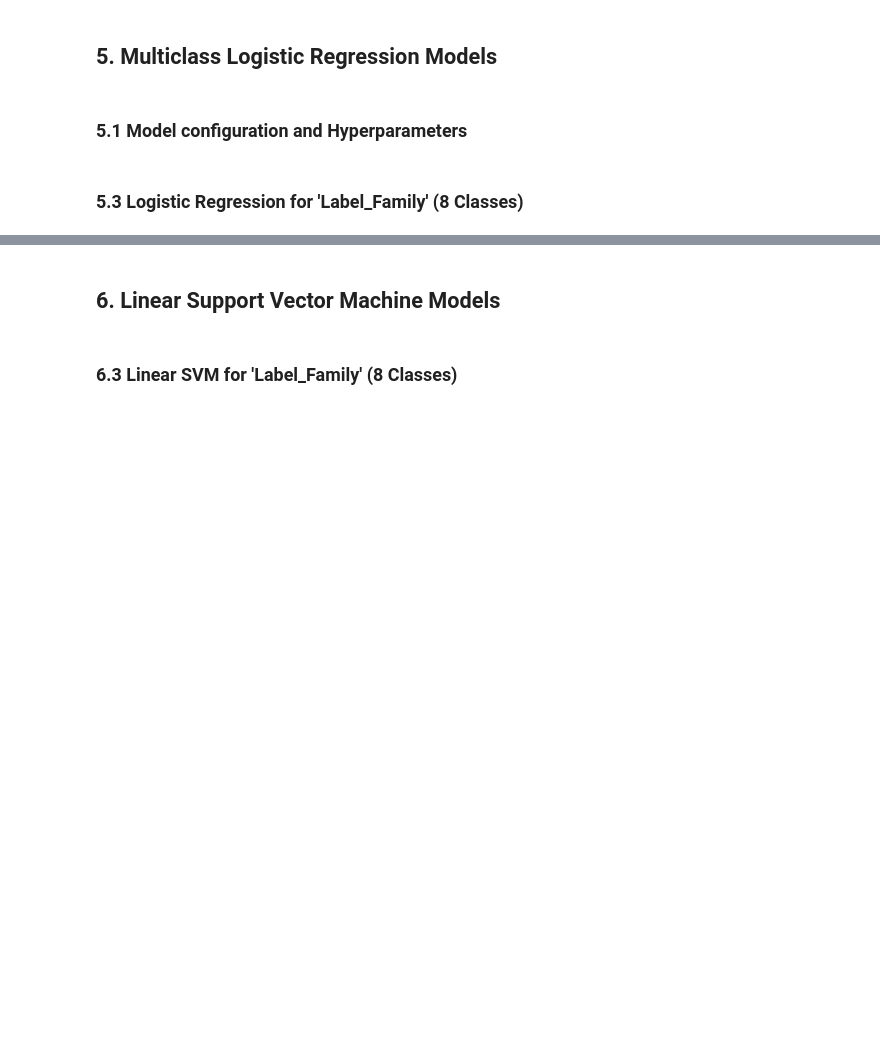
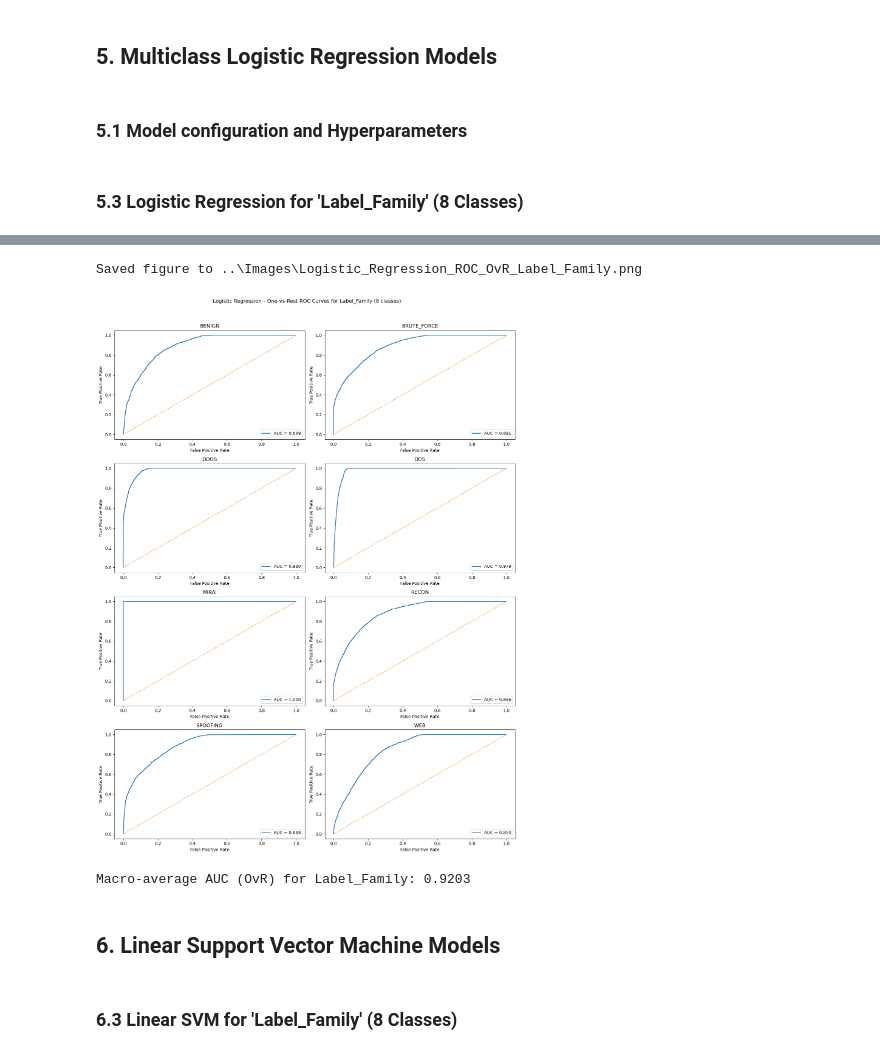
Before and after one commit to gw-00/Cybersecurity_Capstone, a Jupyter notebook: Code_Library/Linear_Modeling.ipynb, the cells around one changed output, grey strips where cells are left out. Drawn from its saved outputs; the diff is of its cells as text; code cells hidden in the pictures; blank space fills up the shorter version.

Commit message:
added in AUC ROC plots for both models

```diff
--- a/Code_Library/Linear_Modeling.ipynb
+++ b/Code_Library/Linear_Modeling.ipynb
@@ -361,6 +363,60 @@ Recall (macro):    0.6229
 F1-score (macro):  0.6222
 Saved figure to ..\Images\Logistic_Regression_Confusion_Matrix_Label_Family.png
 [figure]
+# %%
+# --- One-vs-Rest ROC Curves for Logistic Regression, Label_Family (8 classes) ---
+
+# 1. get predicted probabilities for each class
+y_score_family = logreg_family_pipeline.predict_proba(X_test_family)
+
+# 2. class names (these are your 7 attack families + benign => 8 total)
+class_names_family = logreg_family_pipeline.classes_
+n_classes_family = len(class_names_family)
+
+# 3. binarize the true labels: shape (n_samples, n_classes)
+y_test_family_bin = label_binarize(y_test_family, classes=class_names_family)
+
+# 4. create a grid of subplots (facet-like view): 4 rows x 2 columns for 8 classes
+n_rows, n_cols = 4, 2
+fig, axes = plt.subplots(n_rows, n_cols, figsize=(14, 18))
+
+roc_aucs_family = []
+
+for idx, class_name in enumerate(class_names_family):
+    row, col = divmod(idx, n_cols)
+    ax = axes[row, col]
+
+    # one-vs-rest ROC for this class
+    fpr, tpr, _ = roc_curve(y_test_family_bin[:, idx], y_score_family[:, idx])
+    roc_auc = auc(fpr, tpr)
+    roc_aucs_family.append(roc_auc)
+
+    ax.plot(fpr, tpr, label=f"AUC = {roc_auc:.3f}")
+    ax.plot([0, 1], [0, 1], linestyle="--", linewidth=1)
+    ax.set_title(f"{class_name}")
+    ax.set_xlabel("False Positive Rate")
+    ax.set_ylabel("True Positive Rate")
+    ax.legend(loc="lower right")
+
+# overall title and layout
+fig.suptitle(
+    "Logistic Regression – One-vs-Rest ROC Curves for Label_Family (8 classes)",
+    y=1.02
+)
+plt.tight_layout()
+
+# save the figure with your helper
+save_figure(fig, "Logistic_Regression_ROC_OvR_Label_Family.png")
+
+plt.show()
+
+# print macro-average AUC across the 8 classes
+macro_auc_family = np.mean(roc_aucs_family)
+print(f"Macro-average AUC (OvR) for Label_Family: {macro_auc_family:.4f}")
+# %% [output]
+Saved figure to ..\Images\Logistic_Regression_ROC_OvR_Label_Family.png
+[figure, added]
+Macro-average AUC (OvR) for Label_Family: 0.9203
 # %% [markdown]
 ## 6. Linear Support Vector Machine Models
 # %% [markdown]
```
Also changed, not shown: parts of 4 cells of this notebook, 3 other files.
